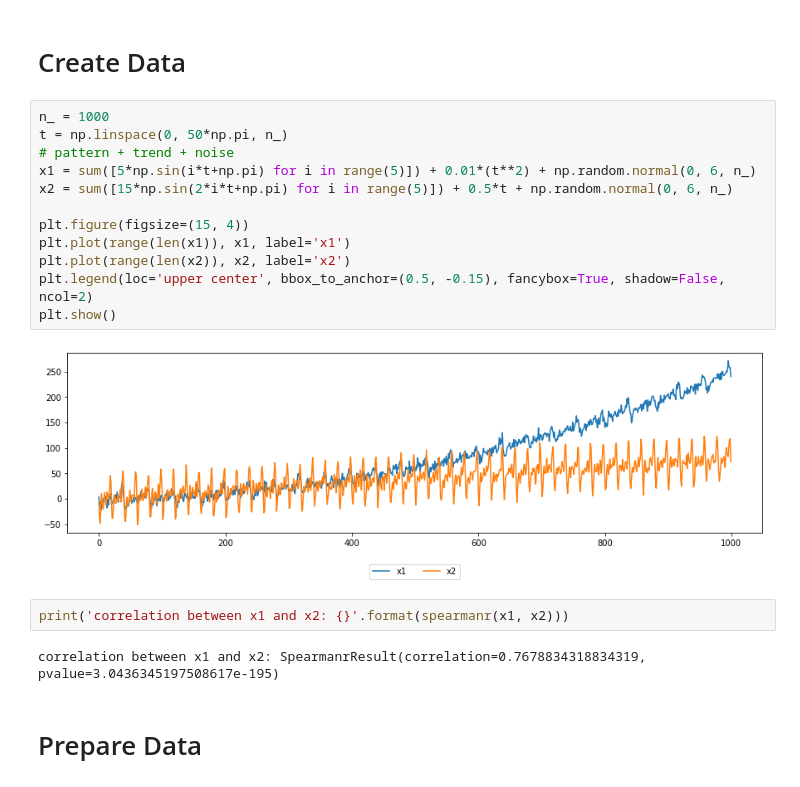
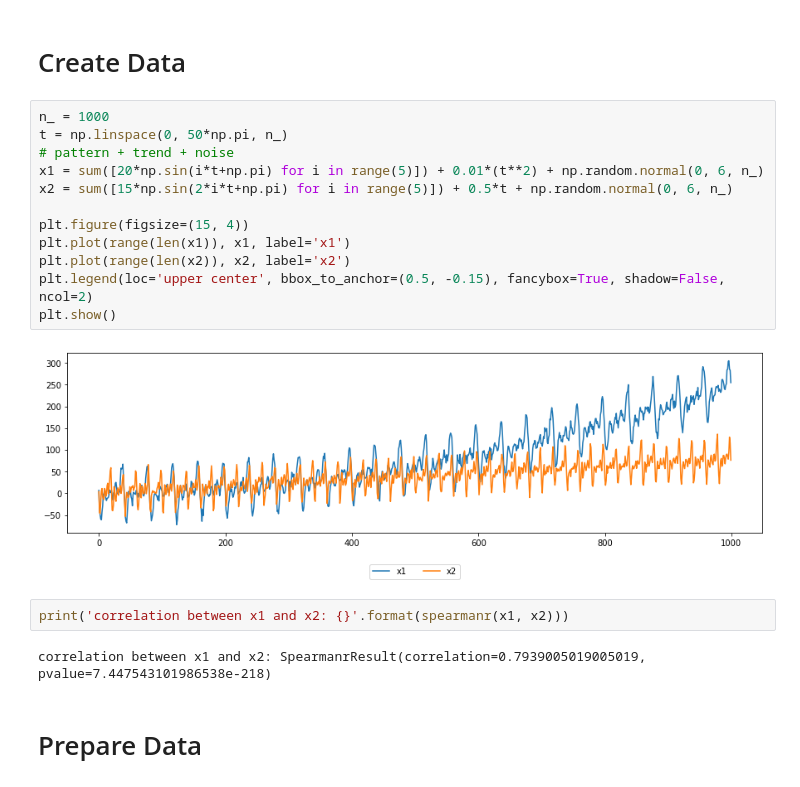
Before and after one commit to HuangWeiKulish/Forecasting, a Jupyter notebook: Forecasting_DataPreprocessing.ipynb, the cells around one changed output. Saved outputs shown, nothing was run; the diff lists cells and outputs as text.

```diff
--- a/Forecasting_DataPreprocessing.ipynb
+++ b/Forecasting_DataPreprocessing.ipynb
@@ -10,21 +10,21 @@ import pickle as pkl
 # %%
 n_ = 1000
 t = np.linspace(0, 50*np.pi, n_)
 # pattern + trend + noise
-x1 = sum([5*np.sin(i*t+np.pi) for i in range(5)]) + 0.01*(t**2) + np.random.normal(0, 6, n_)
+x1 = sum([20*np.sin(i*t+np.pi) for i in range(5)]) + 0.01*(t**2) + np.random.normal(0, 6, n_)
 x2 = sum([15*np.sin(2*i*t+np.pi) for i in range(5)]) + 0.5*t + np.random.normal(0, 6, n_)
 
 plt.figure(figsize=(15, 4))
 plt.plot(range(len(x1)), x1, label='x1')
 plt.plot(range(len(x2)), x2, label='x2')
 plt.legend(loc='upper center', bbox_to_anchor=(0.5, -0.15), fancybox=True, shadow=False, ncol=2)
 plt.show()
 # %% [output]
-[figure, old version]
+[figure, new version]
 # %%
 print('correlation between x1 and x2: {}'.format(spearmanr(x1, x2)))
 # %% [output]
-correlation between x1 and x2: SpearmanrResult(correlation=0.7678834318834319, pvalue=3.0436345197508617e-195)
+correlation between x1 and x2: SpearmanrResult(correlation=0.7939005019005019, pvalue=7.447543101986538e-218)
 # %% [markdown]
 # Prepare Data
 # %% [markdown]
```
Also changed, not shown: parts of 8 cells of this notebook, 2 other files.
